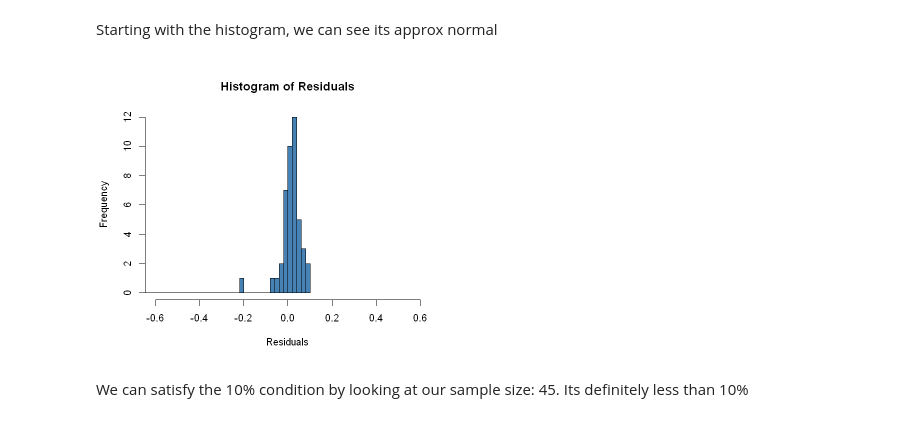
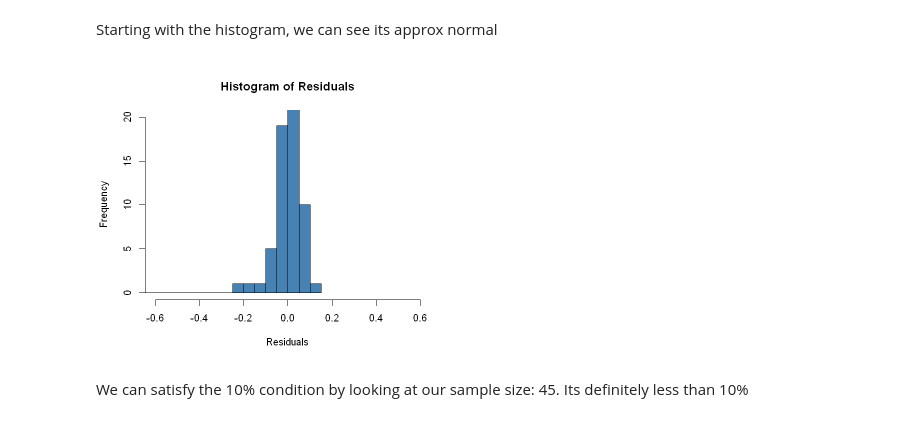
Before and after one commit to SentientPlatypus/time-limit-sim, a Jupyter notebook: notebook.ipynb, the cells around one changed output. Cells and saved outputs as stored; diff of their text form; code cells hidden in the pictures.

```diff
--- a/notebook.ipynb
+++ b/notebook.ipynb
@@ -170,12 +168,12 @@ Starting with the histogram, we can see its approx normal
 # %%
 model <- lm(proportion~et, data = untimed)
 residuals <- residuals(model)
 set_plot_dimensions(6, 5)
 
 # Create a histogram of the residuals
-hist(residuals, col = "steelblue",xlim = c(-.6, .6), ylim = c(0, 12), main = "Histogram of Residuals", xlab = "Residuals", breaks=50)
+hist(residuals, col = "steelblue",xlim = c(-.6, .6), ylim = c(0, 20), main = "Histogram of Residuals", xlab = "Residuals", breaks=20)
 # %% [output]
-[figure, old version]
+[figure, new version]
 # %% [markdown]
 We can satisfy the 10% condition by looking at our sample size: 45. Its definitely less than 10%
 # %%
```
Also changed, not shown: parts of 20 cells of this notebook, 2 other files.
